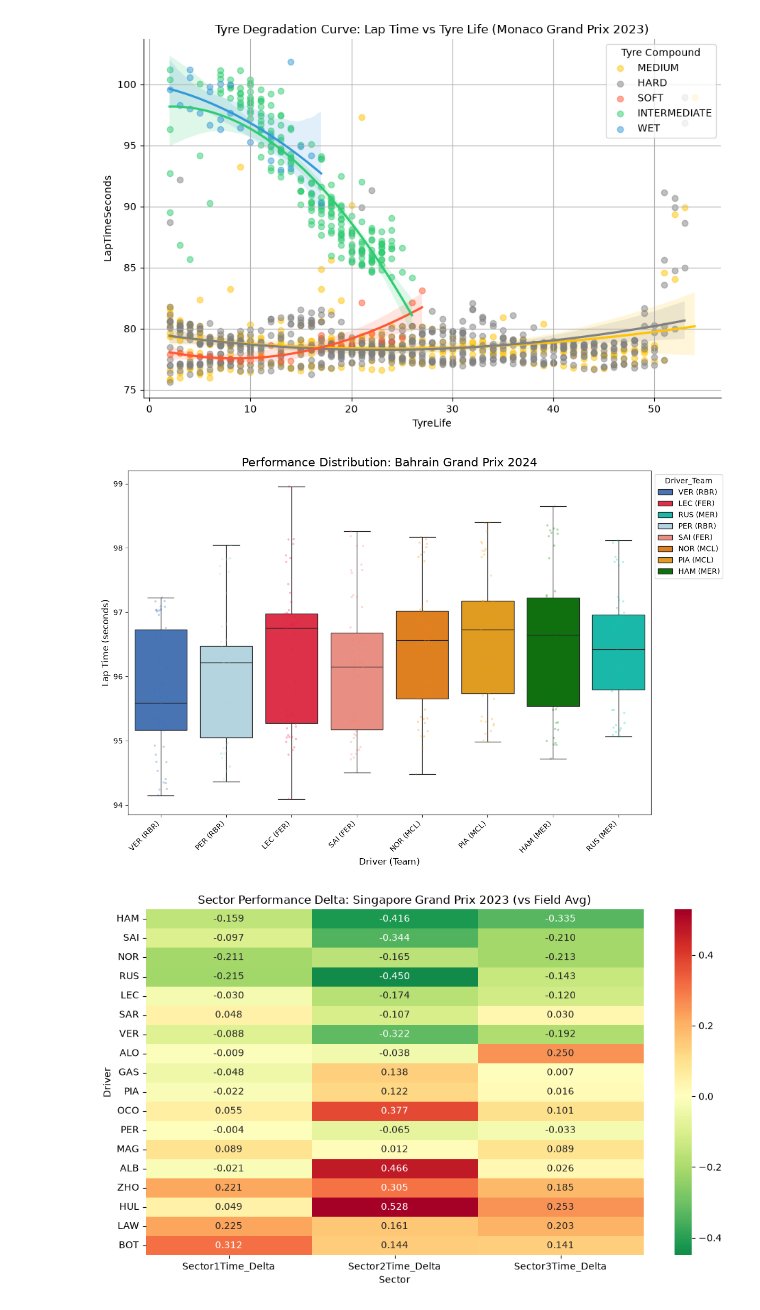
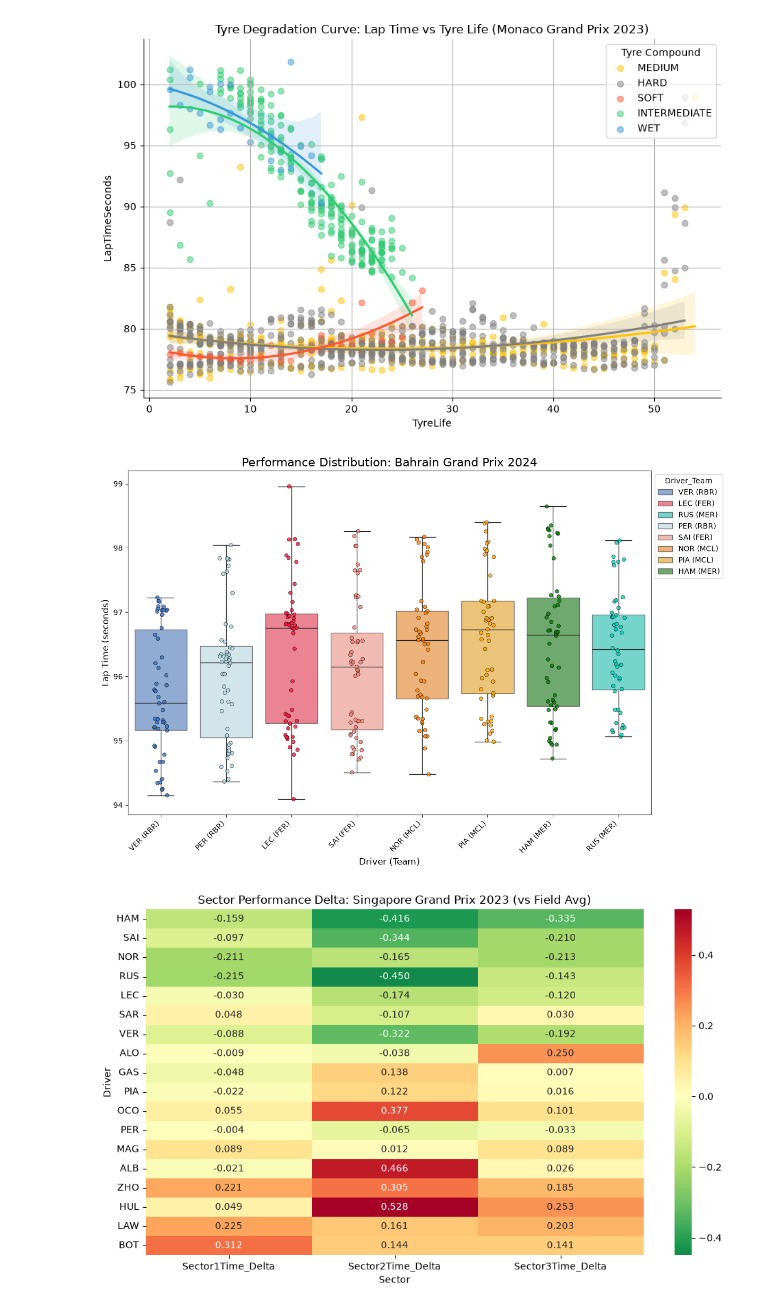
Before and after one commit to BevisWong76/f1-lap-time-predictor, a Jupyter notebook: f1_lap_time_prediction.ipynb, the cells around one changed output. Cells and saved outputs as stored; diff of their text form; code cells hidden in the pictures.

Commit message:
chore: minor fix in code style, file path and plots.

```diff
--- a/f1_lap_time_prediction.ipynb
+++ b/f1_lap_time_prediction.ipynb
@@ -515,14 +520,15 @@ Index(['Year', 'Event', 'Driver', 'Team', 'Time', 'Position', 'LapNumber',
 [figure]
 # %%
 # Driver and Team Effect on Lap Time
+
 def plot_driver_team_effect(df, event='Singapore Grand Prix', year=2023, png_name='driver_team_effect'):
     # Filter the dataframe for the specified event and year, and only include the big 4 teams
     team_abbr = {'Red Bull Racing': 'RBR', 'Ferrari': 'FER', 'McLaren': 'MCL', 'Mercedes': 'MER'}
     subset = df[(df['Team'].isin(team_abbr.keys())) & (df['Event'] == event) & (df['Year'] == year)].copy()
     subset['Driver_Team'] = subset['Driver'] + ' (' + subset['Team'].map(team_abbr) + ')'
 
+    # Custom order and color palette
     custom_order = ['VER (RBR)', 'PER (RBR)', 'LEC (FER)', 'SAI (FER)', 'NOR (MCL)', 'PIA (MCL)', 'HAM (MER)', 'RUS (MER)']
-
     color_map = {
         'VER (RBR)': '#3671C6', 'PER (RBR)': 'lightblue',
         'LEC (FER)': '#F91536', 'SAI (FER)': 'salmon',
@@ -532,35 +538,39 @@ def plot_driver_team_effect(df, event='Singapore Grand Prix', year=2023, png_nam
 
     plt.figure(figsize=(12, 8))
 
     sns.boxplot(
         data=subset, x='Driver_Team', y='LapTimeSeconds',
         hue='Driver_Team',
         palette=color_map,
         order=custom_order,
         fliersize=0,
-        legend=True
+        legend=True,
+        boxprops=dict(alpha=0.6)
     )
     sns.move_legend(plt.gca(), "upper left", bbox_to_anchor=(1, 1))
 
     sns.stripplot(
         data=subset, x='Driver_Team', y='LapTimeSeconds',
         hue='Driver_Team',
         palette=color_map,
         order=custom_order,
-        size=3, alpha=0.3,
+        size=5,
+        alpha=0.8,
+        linewidth=0.5,
+        edgecolor='black',
         legend=False
     )
 
     plt.title(f'Performance Distribution: {event} {year}', fontsize=16)
     plt.xticks(rotation=45, ha='right')
     plt.xlabel('Driver (Team)', fontsize=12)
     plt.ylabel('Lap Time (seconds)', fontsize=12)
     plt.tight_layout()
     plt.savefig(eda_plots_dir / png_name, dpi=300)
     plt.show()
 
 plot_driver_team_effect(df_full_clean, event='Bahrain Grand Prix', year=2024, png_name='05_driver_team_effect_Bahrain_2024.png')
 # %% [output]
-[figure, old version]
+[figure, new version]
 # %%
 # Sector Performance Heatmap
```
Also changed, not shown: parts of 11 cells of this notebook, 5 other files.
